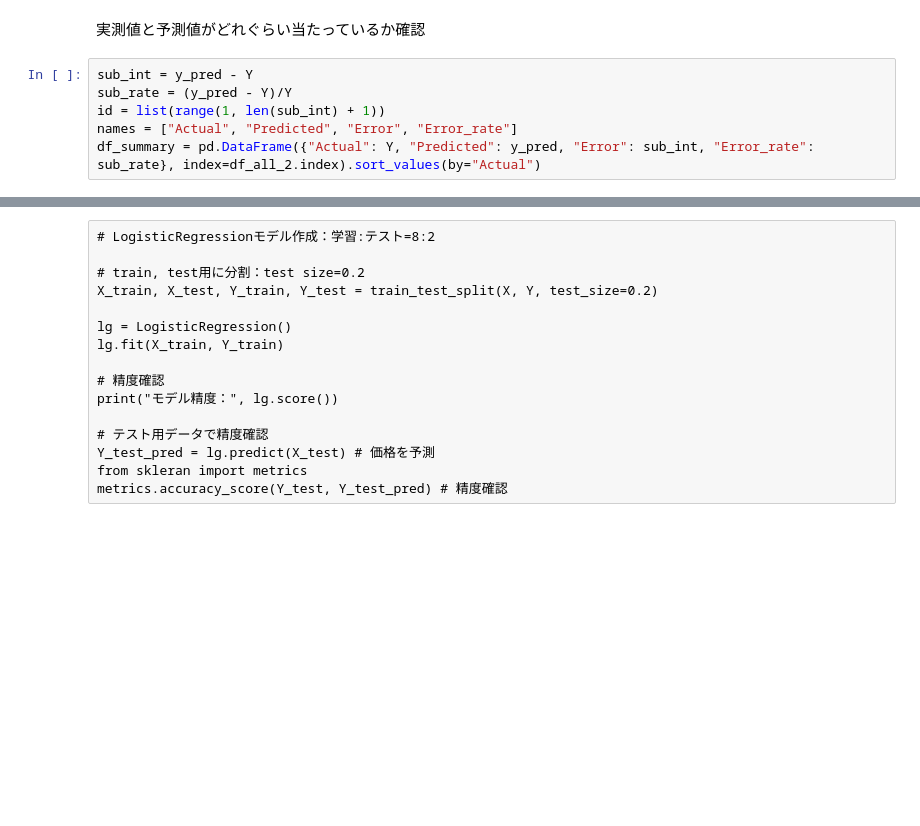
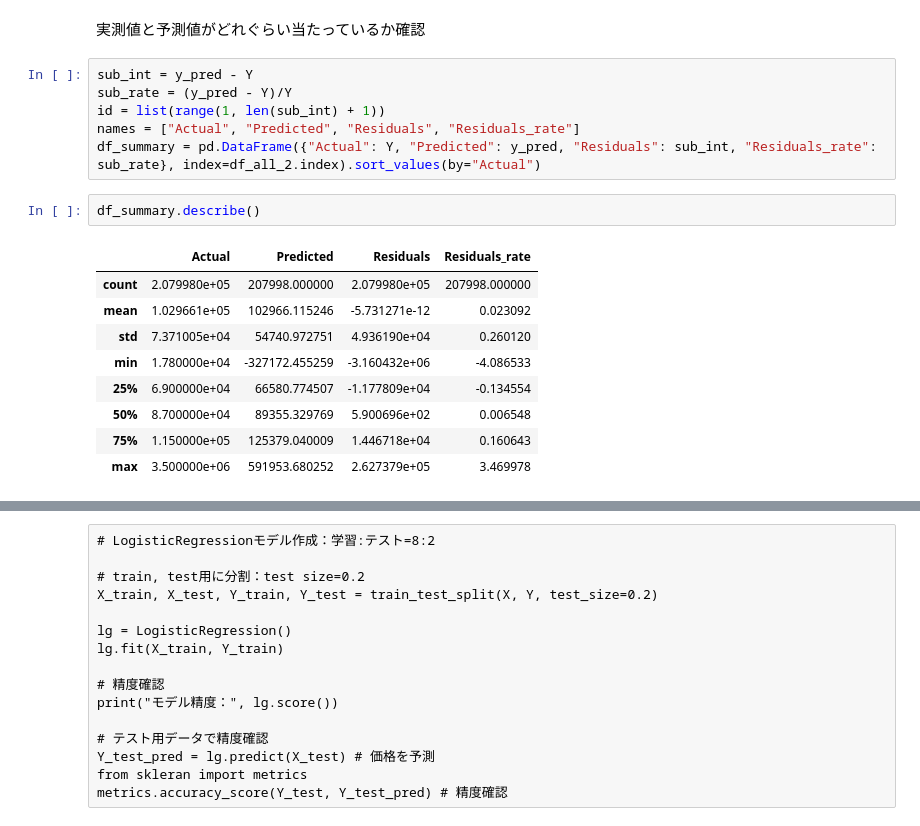
Before and after one commit to kimiaki/Bukken, a Jupyter notebook: code/analysis.ipynb, the cells around one changed output, grey strips where cells are left out. Cells and saved outputs as stored; diff of their text form; blank space fills up the shorter version.

```diff
--- a/code/analysis.ipynb
+++ b/code/analysis.ipynb
@@ -274,5 +274,17 @@ RMSE:  49361.7813314
 sub_int = y_pred - Y
 sub_rate = (y_pred - Y)/Y
 id = list(range(1, len(sub_int) + 1))
-names = ["Actual", "Predicted", "Error", "Error_rate"]
-df_summary = pd.DataFrame({"Actual": Y, "Predicted": y_pred, "Error": sub_int, "Error_rate": sub_rate}, index=df_all_2.index).sort_values(by="Actual")
+names = ["Actual", "Predicted", "Residuals", "Residuals_rate"]
+df_summary = pd.DataFrame({"Actual": Y, "Predicted": y_pred, "Residuals": sub_int, "Residuals_rate": sub_rate}, index=df_all_2.index).sort_values(by="Actual")
+# %%
+df_summary.describe()
+# %% [output]
+|  | Actual | Predicted | Residuals | Residuals_rate |
+| count | 2.079980e+05 | 207998.000000 | 2.079980e+05 | 207998.000000 |
+| mean | 1.029661e+05 | 102966.115246 | -5.731271e-12 | 0.023092 |
+| std | 7.371005e+04 | 54740.972751 | 4.936190e+04 | 0.260120 |
+| min | 1.780000e+04 | -327172.455259 | -3.160432e+06 | -4.086533 |
+| 25% | 6.900000e+04 | 66580.774507 | -1.177809e+04 | -0.134554 |
+| 50% | 8.700000e+04 | 89355.329769 | 5.900696e+02 | 0.006548 |
+| 75% | 1.150000e+05 | 125379.040009 | 1.446718e+04 | 0.160643 |
+| max | 3.500000e+06 | 591953.680252 | 2.627379e+05 | 3.469978 |
```
Also changed, not shown: parts of 4 cells of this notebook.
